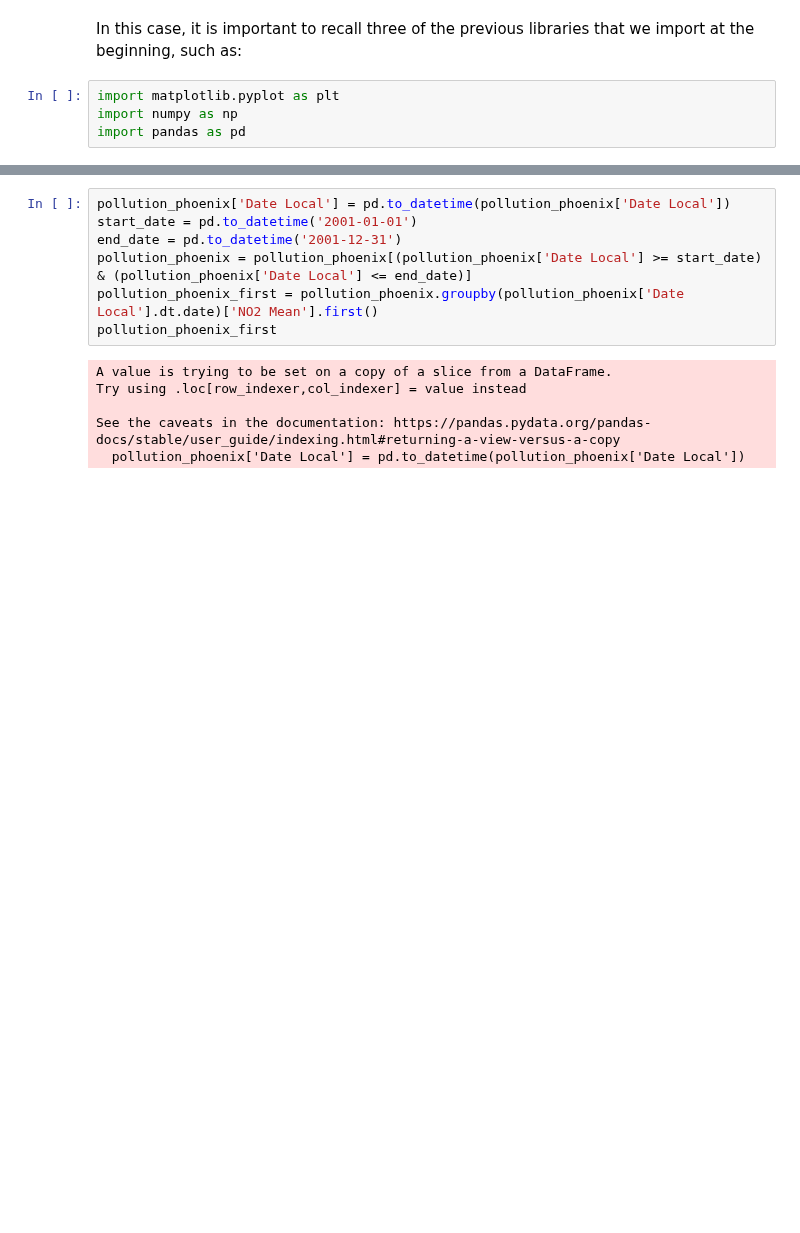
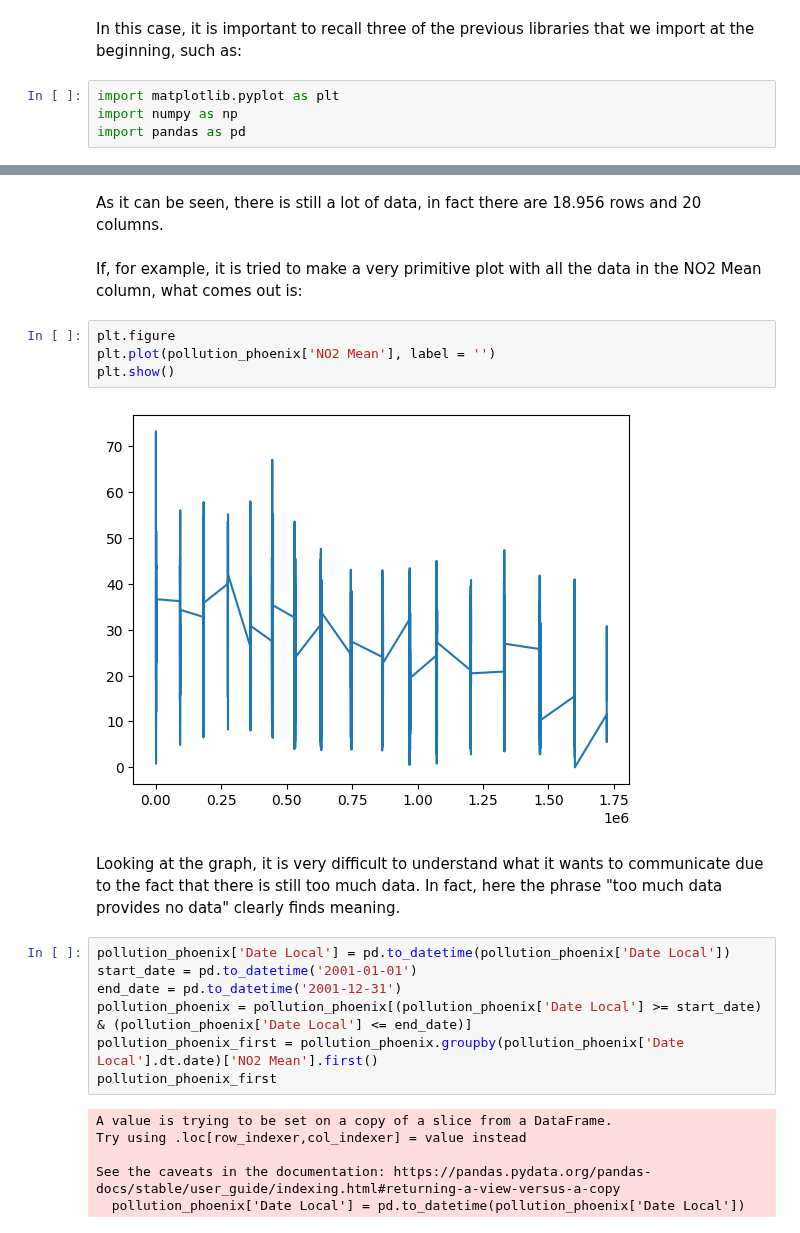
Before and after one commit to letizialanza01/Project_US_Pollution, a Jupyter notebook: Project_US_Pollution.ipynb, the cells around one changed output, grey strips where cells are left out. Saved outputs shown, nothing was run; the diff lists cells and outputs as text; blank space fills up the shorter version.

Commit message:
focusing on phoenix

```diff
--- a/Project_US_Pollution.ipynb
+++ b/Project_US_Pollution.ipynb
@@ -370,3 +389,15 @@ pollution_phoenix = pollution_df[pollution_df['City'] == 'Phoenix']
+# %% [markdown]
+As it can be seen, there is still a lot of data, in fact there are 18.956 rows and 20 columns.
+# %% [markdown]
+If, for example, it is tried to make a very primitive plot with all the data in the NO2 Mean column, what comes out is:
+# %%
+plt.figure
+plt.plot(pollution_phoenix['NO2 Mean'], label = '')
+plt.show()
+# %% [output]
+[figure, added]
+# %% [markdown]
+Looking at the graph, it is very difficult to understand what it wants to communicate due to the fact that there is still too much data. In fact, here the phrase "too much data provides no data" clearly finds meaning.
 # %%
 pollution_phoenix['Date Local'] = pd.to_datetime(pollution_phoenix['Date Local'])
 start_date = pd.to_datetime('2001-01-01')
```
Also changed, not shown: parts of 7 cells of this notebook.
